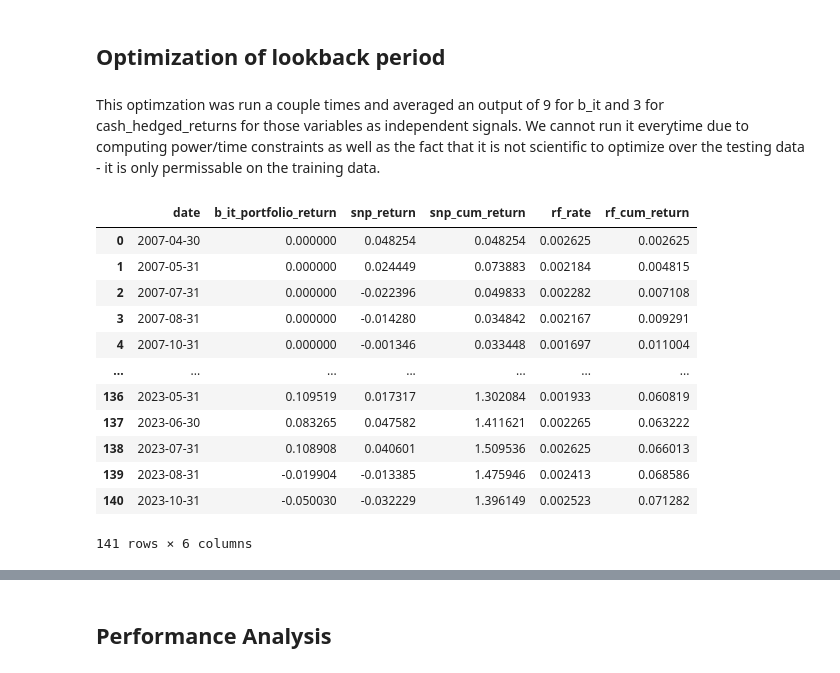
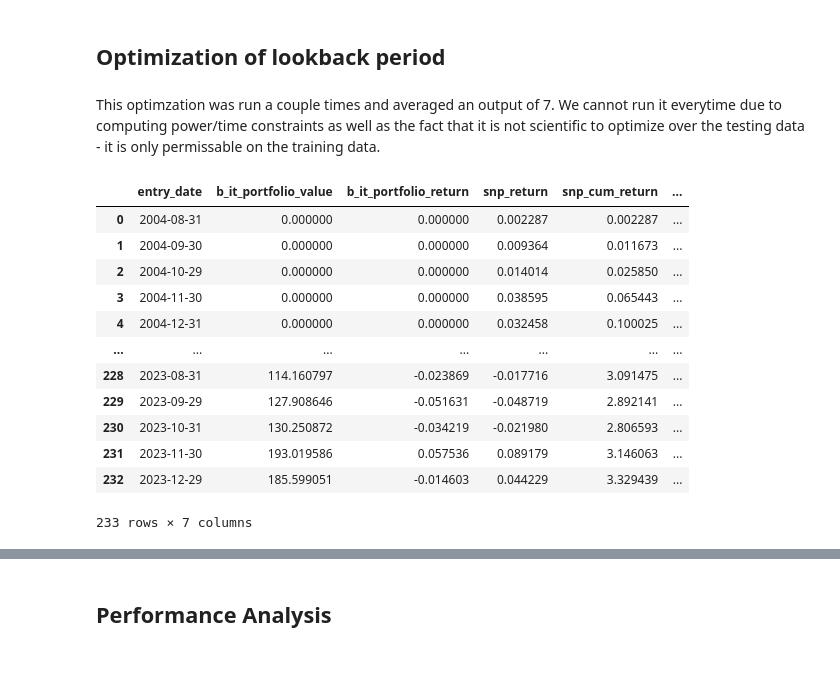
Before and after one commit to veervohra03/CashHedged, a Jupyter notebook: Veer-Base.ipynb, the cells around one changed output, grey strips where cells are left out. Drawn from its saved outputs; the diff is of its cells as text; code cells hidden in the pictures.

```diff
--- a/Veer-Base.ipynb
+++ b/Veer-Base.ipynb
@@ -153,7 +153,7 @@ sp500_data = pd.merge(last_trading_days[['last_trade_date']], sp500_data, left_o
 
 sp500_data['snp_return'] = sp500_data['snp_prc'].pct_change()
 
-sp500_data.drop(columns=['last_trade_date', 'snp_prc', 'daily_return'], axis=1, inplace=True)
+sp500_data.drop(columns=['last_trade_date', 'daily_return'], axis=1, inplace=True)
 
 sp500_data
 # %% [output]
@@ -248,12 +231,36 @@ def get_prices(permno):
+# %%
+def get_prices(permno):
+    company_stock_prcs = conn.raw_sql(f'''
+    SELECT
+        permno,
+        date,
+        prc AS stock_price,  -- Raw stock price
+        shrout,              -- Shares outstanding
+        cfacpr,              -- Cumulative adjustment factor for prices
+        cfacshr              -- Cumulative adjustment factor for shares
+    FROM
+        crsp.dsf
+    WHERE
+        permno = {permno}
+        AND date >= '{query_start_date}'
+    ''')
+
+    company_stock_prcs['date'] = pd.to_datetime(company_stock_prcs['date'])
+    company_stock_prcs['stock_price'] = company_stock_prcs['stock_price'] / company_stock_prcs['cfacpr'] # Adjust stock price for splits and dividends
+    company_stock_prcs['adj_shrout'] = company_stock_prcs['shrout'] * company_stock_prcs['cfacshr'] # Adjust shares outstanding for splits
+    company_stock_prcs['market_cap'] = company_stock_prcs['stock_price'] * company_stock_prcs['adj_shrout'] # Calculate adjusted market capitalization
+
+    company_stock_prcs = pd.merge(last_trading_days[['last_trade_date']], company_stock_prcs, left_on='last_trade_date', right_on='date', how='left')
+    company_stock_prcs['stock_return'] = company_stock_prcs['stock_price'].pct_change()
+
+    return company_stock_prcs[['date', 'permno', 'stock_price', 'market_cap', 'stock_return']]
 # %%
 def get_comp_data(permno, gvkey):
 
     company_fin_data = make_PiT_ffill(get_company_financials(gvkey))
     company_stock_prcs = get_prices(permno)
 
-    company = pd.merge(company_fin_data, company_stock_prcs, on='date', how='left').interpolate().ffill()
-
-    company['stock_return'] = company['stock_price'].pct_change()
+    company = pd.merge(company_fin_data, company_stock_prcs, on='date', how='right').ffill()
 
     return company
 # %% [markdown]
@@ -367,7 +374,7 @@ def main(id_table):
 
     agg_fin_data = agg_fin_data.sort_values(by=['comnam', 'date']).reset_index(drop=True)
 
-    agg_fin_data = agg_fin_data[['date', 'comnam', 'gvkey', 'permno', 'stock_price', 'stock_return', 'b_it' ,'cash_hedged_return', 'snp_return', 'rf_rate']] #, 'company_beta', 'cash_hedged_beta']].dropna()
+    agg_fin_data = agg_fin_data[['date', 'comnam', 'gvkey', 'permno', 'stock_price', 'stock_return', 'b_it' ,'cash_hedged_return', 'snp_prc', 'snp_return', 'rf_rate']] #, 'company_beta', 'cash_hedged_beta']].dropna()
 
     return agg_fin_data.reset_index(drop=True)
 # %% [markdown]
@@ -600,7 +608,7 @@ def backtest_portfolio(inp, lookback_months, signal='b_it', return_column='stock
 # %% [markdown]
 ## Optimization of lookback period
 # %% [markdown]
-This optimzation was run a couple times and averaged an output of 9 for b_it and 3 for cash_hedged_returns for those variables as independent signals. We cannot run it everytime due to computing power/time constraints as well as the fact that it is not scientific to optimize over the testing data - it is only permissable on the training data.
+This optimzation was run a couple times and averaged an output of 7. We cannot run it everytime due to computing power/time constraints as well as the fact that it is not scientific to optimize over the testing data - it is only permissable on the training data.
 # %%
 # from scipy.optimize import minimize
 
@@ -639,32 +647,32 @@ This optimzation was run a couple times and averaged an output of 9 for b_it and
 # %%
 temp_1, temp_1_details = backtest_portfolio(out, signal='b_it', lookback_months=7)
 # temp_2 = backtest_portfolio(out, signal='cash_hedged_return', lookback_months=7)
 
-portfolio = pd.merge(temp_1, out[out['permno'] == out['permno'][0]], on='date', how='right')
+portfolio = pd.merge(temp_1, out[out['permno'] == out['permno'][0]], right_on='date', left_on='entry_date', how='right')
 
 # portfolio = pd.merge(portfolio, temp_2, on='date', how='left')
 
-portfolio['rf_cum_return'] = (1 + portfolio['rf_rate']).cumprod() - 1
 portfolio['log_temp_return'] = np.log1p(portfolio['snp_return'])
 portfolio['snp_cum_return'] = np.expm1(portfolio['log_temp_return'].cumsum())
+portfolio['snp_portfolio_value'] = portfolio['snp_cum_return'] / portfolio['snp_return'][0]
 
-portfolio = portfolio[['date', 'b_it_portfolio_return', 'snp_return', 'snp_cum_return', 'rf_rate', 'rf_cum_return']].dropna()
+portfolio = portfolio[['entry_date', 'b_it_portfolio_value', 'b_it_portfolio_return', 'snp_return', 'snp_cum_return', 'snp_portfolio_value', 'rf_rate']].dropna()
 
 portfolio
 # %% [output]
-|  | date | b_it_portfolio_return | snp_return | snp_cum_return | rf_rate | rf_cum_return |
-| 0 | 2007-04-30 | 0.000000 | 0.048254 | 0.048254 | 0.002625 | 0.002625 |
-| 1 | 2007-05-31 | 0.000000 | 0.024449 | 0.073883 | 0.002184 | 0.004815 |
-| 2 | 2007-07-31 | 0.000000 | -0.022396 | 0.049833 | 0.002282 | 0.007108 |
-| 3 | 2007-08-31 | 0.000000 | -0.014280 | 0.034842 | 0.002167 | 0.009291 |
-| 4 | 2007-10-31 | 0.000000 | -0.001346 | 0.033448 | 0.001697 | 0.011004 |
+|  | entry_date | b_it_portfolio_value | b_it_portfolio_return | snp_return | snp_cum_return | ... |
+| 0 | 2004-08-31 | 0.000000 | 0.000000 | 0.002287 | 0.002287 | ... |
+| 1 | 2004-09-30 | 0.000000 | 0.000000 | 0.009364 | 0.011673 | ... |
+| 2 | 2004-10-29 | 0.000000 | 0.000000 | 0.014014 | 0.025850 | ... |
+| 3 | 2004-11-30 | 0.000000 | 0.000000 | 0.038595 | 0.065443 | ... |
+| 4 | 2004-12-31 | 0.000000 | 0.000000 | 0.032458 | 0.100025 | ... |
 | ... | ... | ... | ... | ... | ... | ... |
-| 136 | 2023-05-31 | 0.109519 | 0.017317 | 1.302084 | 0.001933 | 0.060819 |
-| 137 | 2023-06-30 | 0.083265 | 0.047582 | 1.411621 | 0.002265 | 0.063222 |
-| 138 | 2023-07-31 | 0.108908 | 0.040601 | 1.509536 | 0.002625 | 0.066013 |
-| 139 | 2023-08-31 | -0.019904 | -0.013385 | 1.475946 | 0.002413 | 0.068586 |
-| 140 | 2023-10-31 | -0.050030 | -0.032229 | 1.396149 | 0.002523 | 0.071282 |
+| 228 | 2023-08-31 | 114.160797 | -0.023869 | -0.017716 | 3.091475 | ... |
+| 229 | 2023-09-29 | 127.908646 | -0.051631 | -0.048719 | 2.892141 | ... |
+| 230 | 2023-10-31 | 130.250872 | -0.034219 | -0.021980 | 2.806593 | ... |
+| 231 | 2023-11-30 | 193.019586 | 0.057536 | 0.089179 | 3.146063 | ... |
+| 232 | 2023-12-29 | 185.599051 | -0.014603 | 0.044229 | 3.329439 | ... |
-141 rows × 6 columns
+233 rows × 7 columns
 # %%
 temp_1_details
 # %% [output]
```
Also changed, not shown: parts of 11 cells of this notebook.
